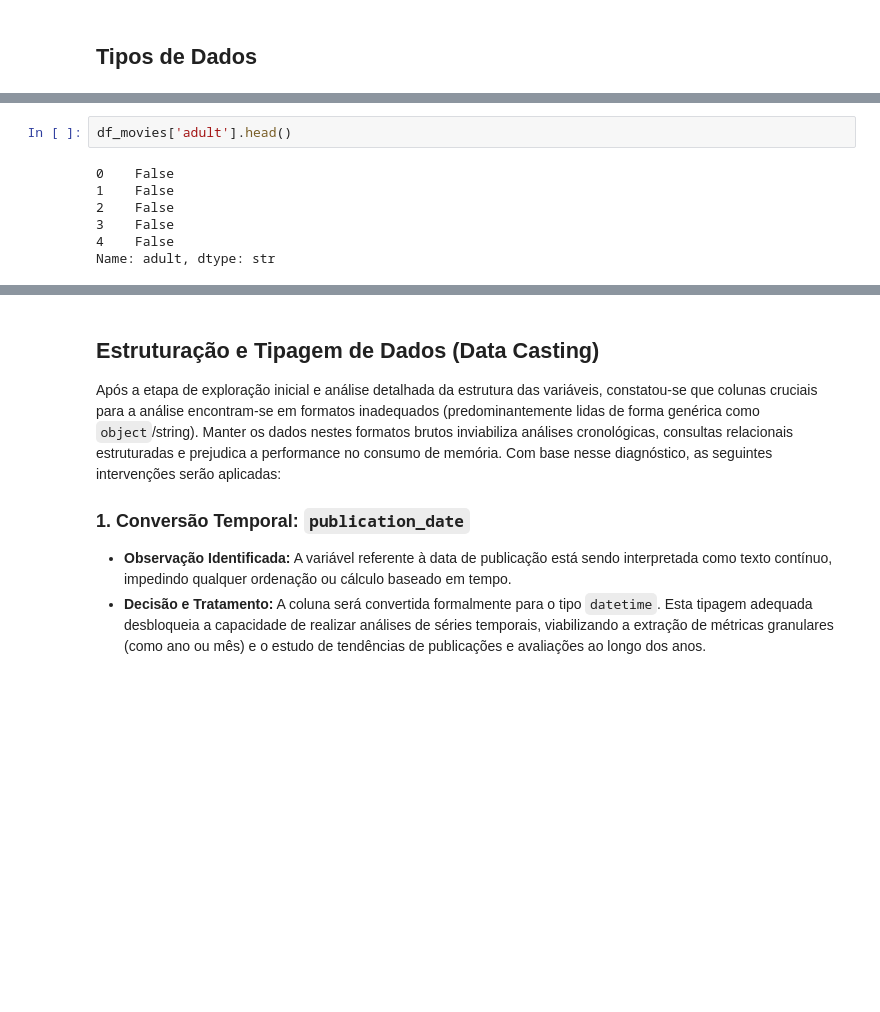
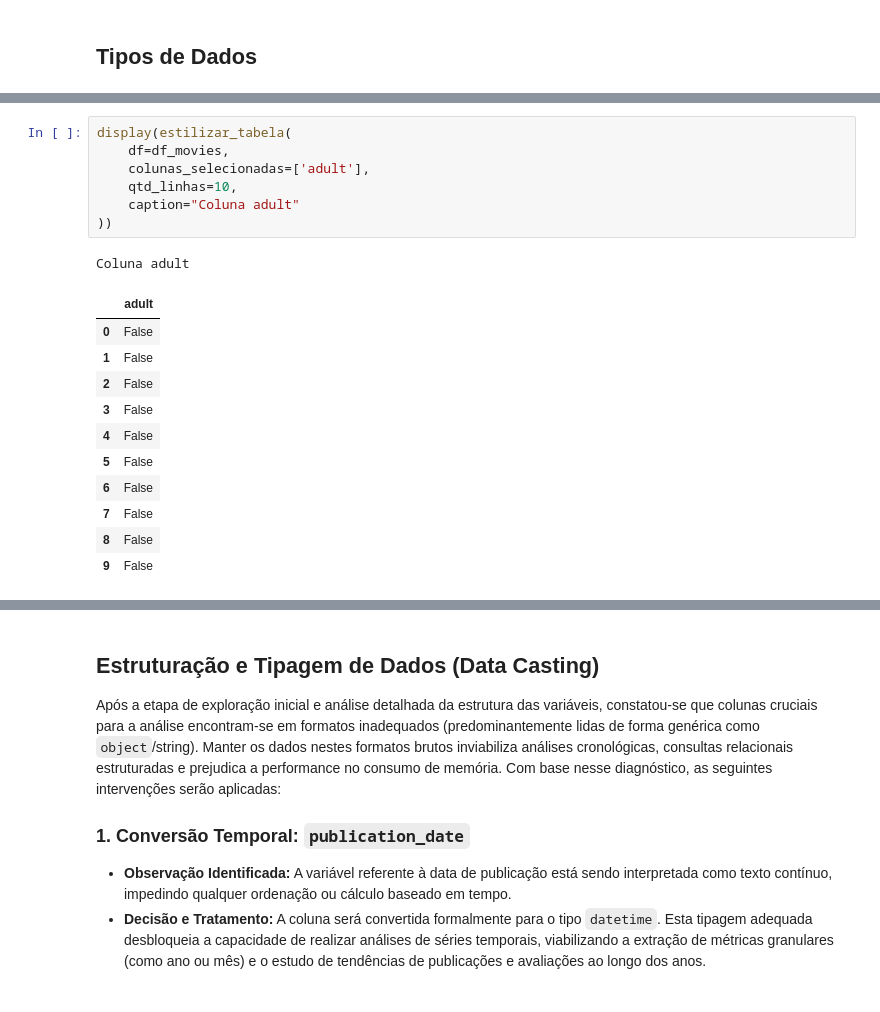
Before and after one commit to AleCecilio/entertainment_industry_performance_analysis, a Jupyter notebook: notebooks/02_eda_movies.ipynb, the cells around one changed output, grey strips where cells are left out. Cells and saved outputs as stored; diff of their text form; blank space fills up the shorter version.

```diff
--- a/notebooks/02_eda_movies.ipynb
+++ b/notebooks/02_eda_movies.ipynb
@@ -132,10 +139,21 @@ Name: video, dtype: object
 # %%
-df_movies['adult'].head()
+display(estilizar_tabela(
+    df=df_movies,
+    colunas_selecionadas=['adult'],
+    qtd_linhas=10,
+    caption="Coluna adult"
+))
 # %% [output]
-0    False
-1    False
-2    False
-3    False
-4    False
-Name: adult, dtype: str
+Coluna adult
+|  | adult |
+| 0 | False |
+| 1 | False |
+| 2 | False |
+| 3 | False |
+| 4 | False |
+| 5 | False |
+| 6 | False |
+| 7 | False |
+| 8 | False |
+| 9 | False |
 # %%
```
Also changed, not shown: parts of 10 cells of this notebook, 5 other files.
